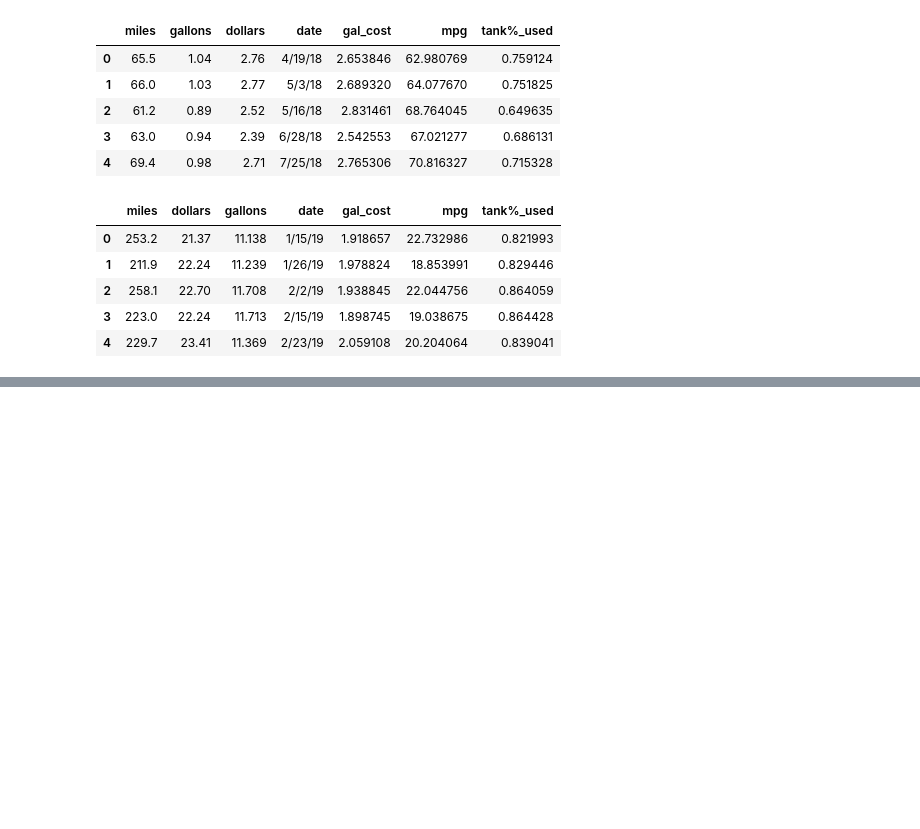
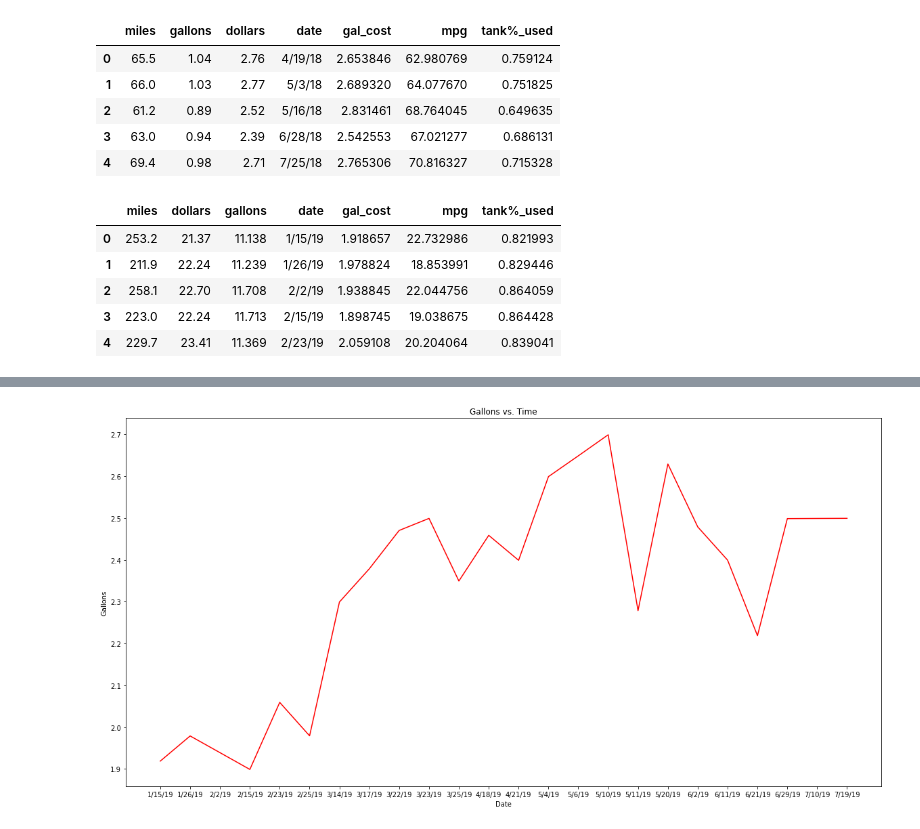
Before and after one commit to ethanfuerst/mpg-dashboard, a Jupyter notebook: mpg_data.ipynb, the cells around one changed output, grey strips where cells are left out. Saved outputs shown, nothing was run; the diff lists cells and outputs as text; code cells hidden in the pictures; blank space fills up the shorter version.

```diff
--- a/mpg_data.ipynb
+++ b/mpg_data.ipynb
@@ -61,4 +63,13 @@ Average cost of one gallon of gas: $2.32
 Cost to go one mile: $0.11
+# %%
+plt.figure(figsize=(20,10))
+plt.plot(c_data['date'], c_data['gal_cost'], 'r')
+plt.xlabel('Date')
+plt.ylabel('Gallons')
+plt.title('Gallons vs. Time')
+plt.show()
+# %% [output]
+[figure, added]
 # %%
 # use timestamps for something
     # type in t for total, m for month, y for year, w for week etc
```
Also changed, not shown: parts of 3 cells of this notebook, 1 other file.
